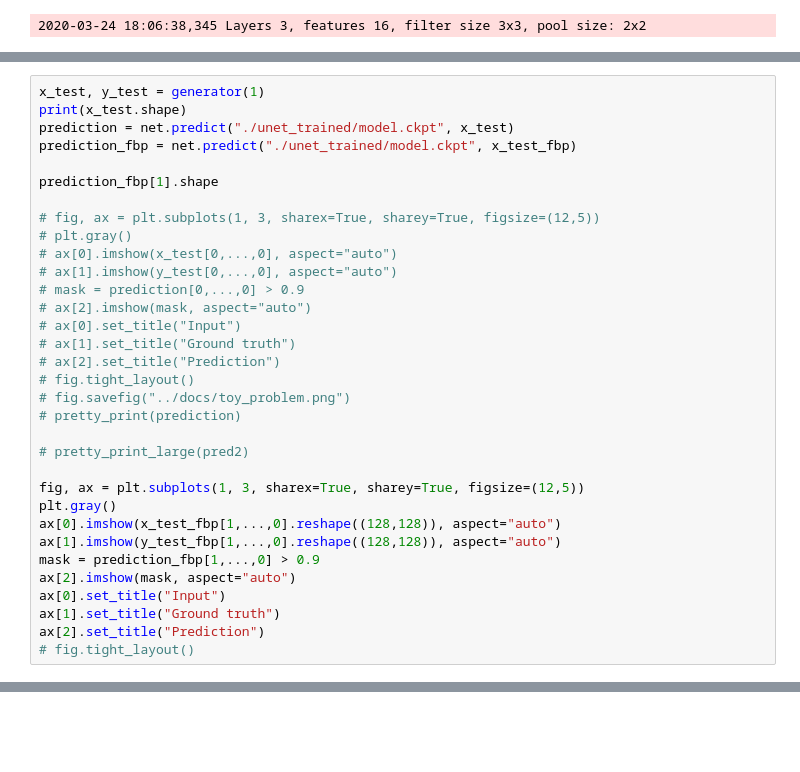
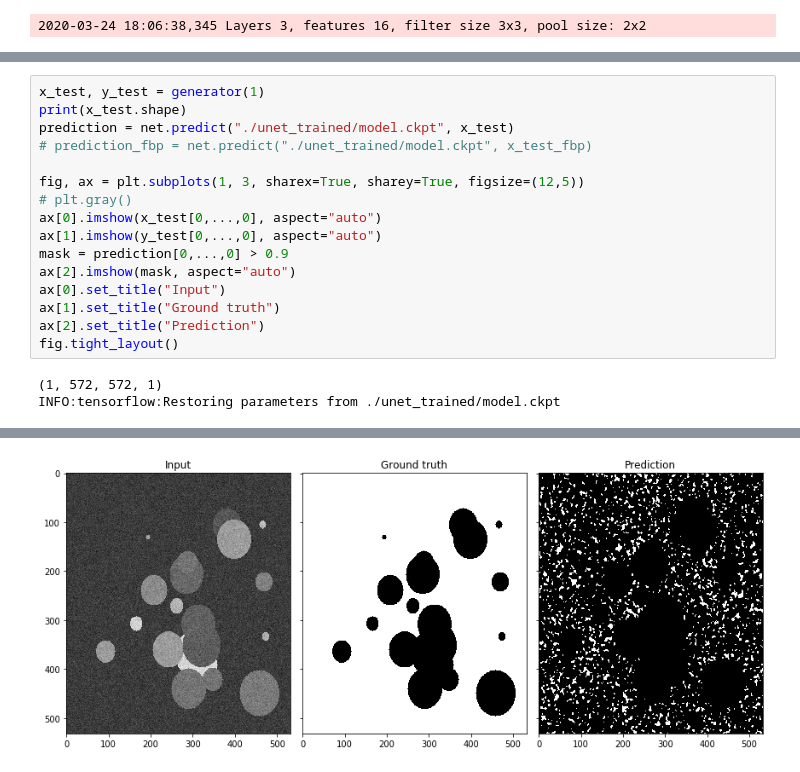
Before and after one commit to adamnpeace/dlip-project-cs31, a Jupyter notebook: FBP_CONVNET.ipynb, the cells around one changed output, grey strips where cells are left out. Cells and saved outputs as stored; diff of their text form; blank space fills up the shorter version.

```diff
--- a/FBP_CONVNET.ipynb
+++ b/FBP_CONVNET.ipynb
@@ -147,32 +147,18 @@ path = trainer.train(generator, "./unet_trained", training_iters=10, epochs=5, d
 x_test, y_test = generator(1)
 print(x_test.shape)
 prediction = net.predict("./unet_trained/model.ckpt", x_test)
-prediction_fbp = net.predict("./unet_trained/model.ckpt", x_test_fbp)
-
-prediction_fbp[1].shape
-
-# fig, ax = plt.subplots(1, 3, sharex=True, sharey=True, figsize=(12,5))
-# plt.gray()
-# ax[0].imshow(x_test[0,...,0], aspect="auto")
-# ax[1].imshow(y_test[0,...,0], aspect="auto")
-# mask = prediction[0,...,0] > 0.9
-# ax[2].imshow(mask, aspect="auto")
-# ax[0].set_title("Input")
-# ax[1].set_title("Ground truth")
-# ax[2].set_title("Prediction")
-# fig.tight_layout()
-# fig.savefig("../docs/toy_problem.png")
-# pretty_print(prediction)
-
-# pretty_print_large(pred2)
+# prediction_fbp = net.predict("./unet_trained/model.ckpt", x_test_fbp)
 
 fig, ax = plt.subplots(1, 3, sharex=True, sharey=True, figsize=(12,5))
-plt.gray()
-ax[0].imshow(x_test_fbp[1,...,0].reshape((128,128)), aspect="auto")
-ax[1].imshow(y_test_fbp[1,...,0].reshape((128,128)), aspect="auto")
-mask = prediction_fbp[1,...,0] > 0.9
+# plt.gray()
+ax[0].imshow(x_test[0,...,0], aspect="auto")
+ax[1].imshow(y_test[0,...,0], aspect="auto")
+mask = prediction[0,...,0] > 0.9
 ax[2].imshow(mask, aspect="auto")
 ax[0].set_title("Input")
 ax[1].set_title("Ground truth")
 ax[2].set_title("Prediction")
-# fig.tight_layout()
+fig.tight_layout()
+# %% [output]
+(1, 572, 572, 1)
+INFO:tensorflow:Restoring parameters from ./unet_trained/model.ckpt
@@ -178,0 +167 @@ ax[2].set_title("Prediction")
+[figure, added]
```
Also changed, not shown: parts of 9 cells of this notebook.
